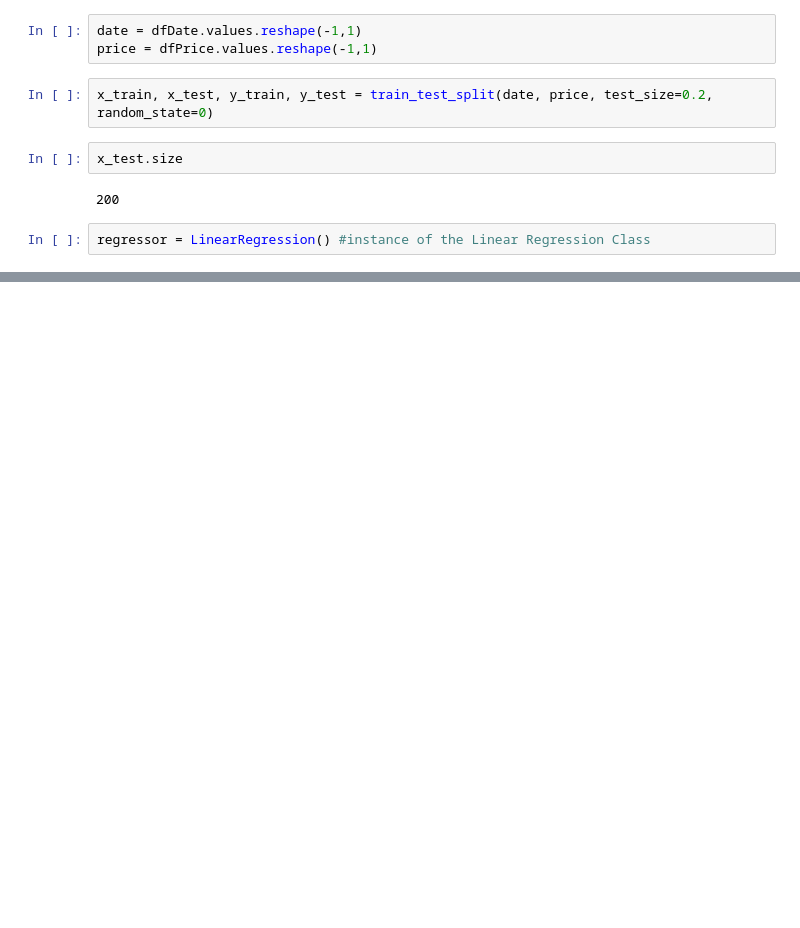
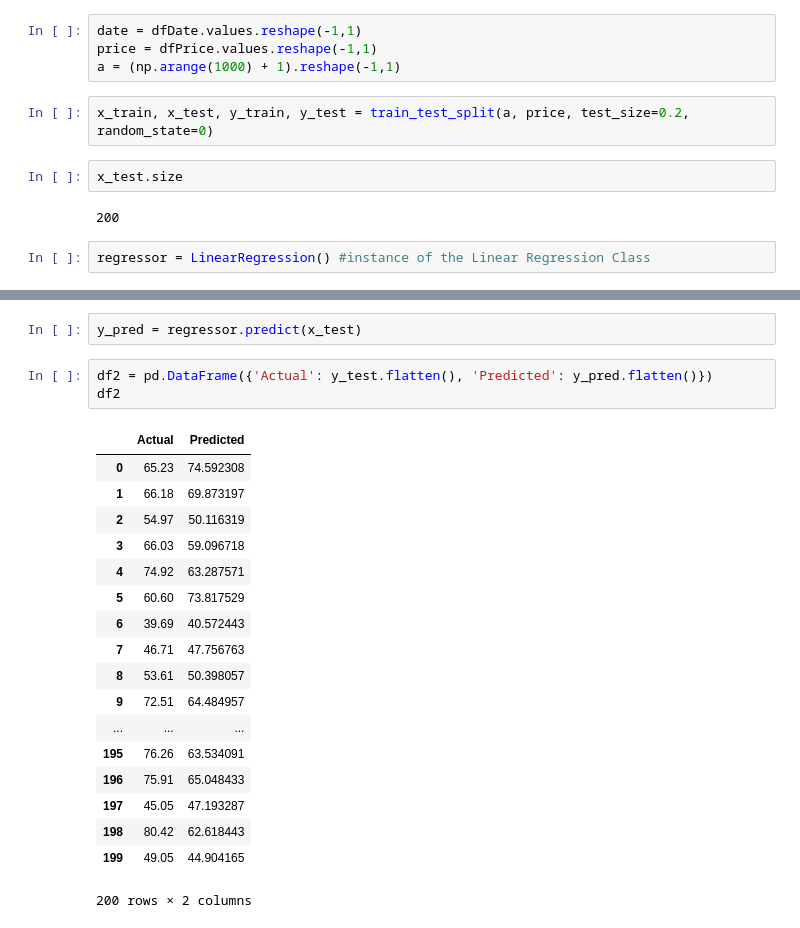
Before and after one commit to avikravi/pythonProblems, a Jupyter notebook: 0_Notes/Machine Learning - Brent Crude Prices.ipynb, the cells around one changed output, grey strips where cells are left out. Saved outputs shown, nothing was run; the diff lists cells and outputs as text; blank space fills up the shorter version.

Commit message:
Updated Brent Crude Prices Machine

```diff
--- a/0_Notes/Machine Learning - Brent Crude Prices.ipynb
+++ b/0_Notes/Machine Learning - Brent Crude Prices.ipynb
@@ -50,8 +50,9 @@ plt.scatter(dfDate, dfPrice)
 # %%
 date = dfDate.values.reshape(-1,1)
 price = dfPrice.values.reshape(-1,1)
+a = (np.arange(1000) + 1).reshape(-1,1)
 # %%
-x_train, x_test, y_train, y_test = train_test_split(date, price, test_size=0.2, random_state=0)
+x_train, x_test, y_train, y_test = train_test_split(a, price, test_size=0.2, random_state=0)
 # %%
 x_test.size
 # %% [output]
@@ -84,0 +75,24 @@ ValueError: could not convert string to float: 'Jul 10, 2018'
+# %%
+y_pred = regressor.predict(x_test)
+# %%
+df2 = pd.DataFrame({'Actual': y_test.flatten(), 'Predicted': y_pred.flatten()})
+df2
+# %% [output]
+|  | Actual | Predicted |
+| 0 | 65.23 | 74.592308 |
+| 1 | 66.18 | 69.873197 |
+| 2 | 54.97 | 50.116319 |
+| 3 | 66.03 | 59.096718 |
+| 4 | 74.92 | 63.287571 |
+| 5 | 60.60 | 73.817529 |
+| 6 | 39.69 | 40.572443 |
+| 7 | 46.71 | 47.756763 |
+| 8 | 53.61 | 50.398057 |
+| 9 | 72.51 | 64.484957 |
+| ... | ... | ... |
+| 195 | 76.26 | 63.534091 |
+| 196 | 75.91 | 65.048433 |
+| 197 | 45.05 | 47.193287 |
+| 198 | 80.42 | 62.618443 |
+| 199 | 49.05 | 44.904165 |
+200 rows × 2 columns
```
Also changed, not shown: parts of 7 cells of this notebook.
